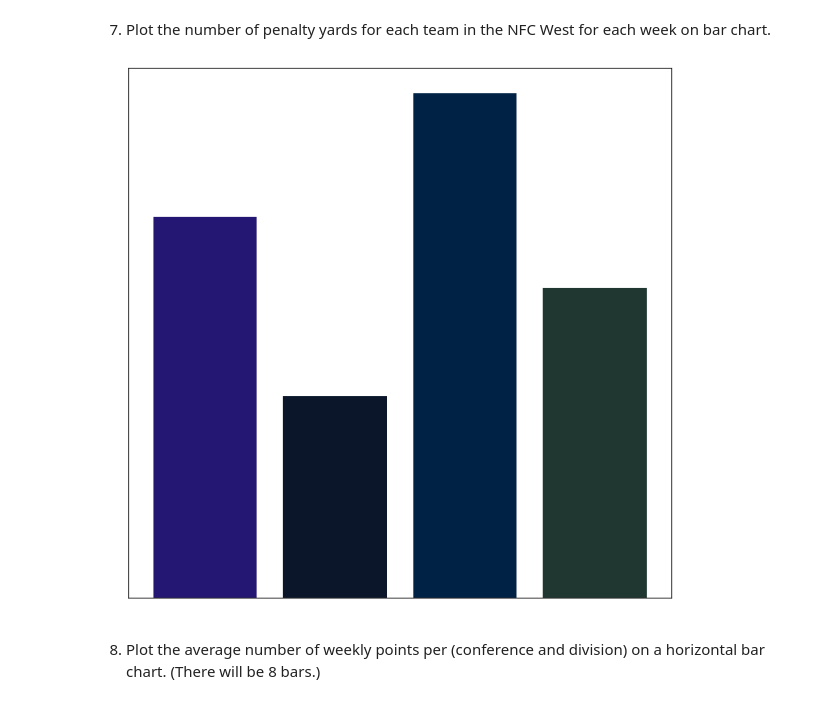
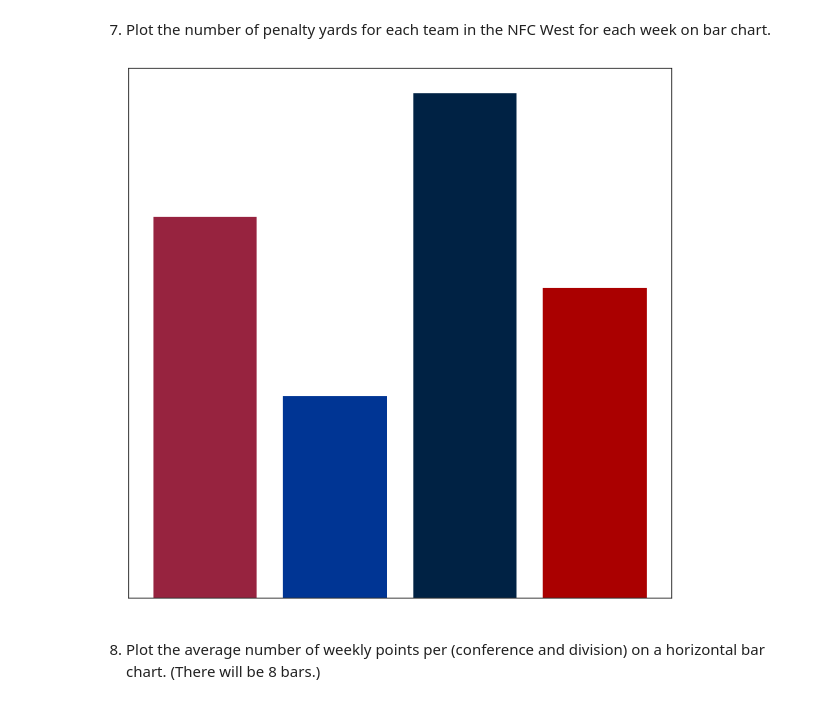
Before and after one commit to ABV-260510649/cis277-fa22-Lab5, a Jupyter notebook: Lab5.ipynb, the cells around one changed output. Cells and saved outputs as stored; diff of their text form; code cells hidden in the pictures.

```diff
--- a/Lab5.ipynb
+++ b/Lab5.ipynb
@@ -177,12 +178,12 @@ Text(0, 0.5, 'Average Total Points')
 7. Plot the number of penalty yards for each team in the NFC West for each week on bar chart.
 # %%
 plt.figure(figsize=(10, 10));
-plt.bar(df[(df.Conference=='NFC') & (df.Division == "West")].team, df[(df.Conference=='NFC') & (df.Division == "West")].penalty_yards, color=colors.team_color);
+plt.bar(df[(df.Conference=='NFC') & (df.Division == "West")].team, df[(df.Conference=='NFC') & (df.Division == "West")].penalty_yards, color=colors_merged[(df.Conference=='NFC') & (df.Division == "West")].team_color);
 plt.tick_params(axis="both",color="white");
 plt.xticks(color="white");
 plt.yticks(color="white");
 # %% [output]
-[figure, old version]
+[figure, new version]
 # %% [markdown]
 8. Plot the average number of weekly points per (conference and division) on a horizontal bar chart. (There will be 8 bars.)
 # %%
```
Also changed, not shown: parts of 2 cells of this notebook.
